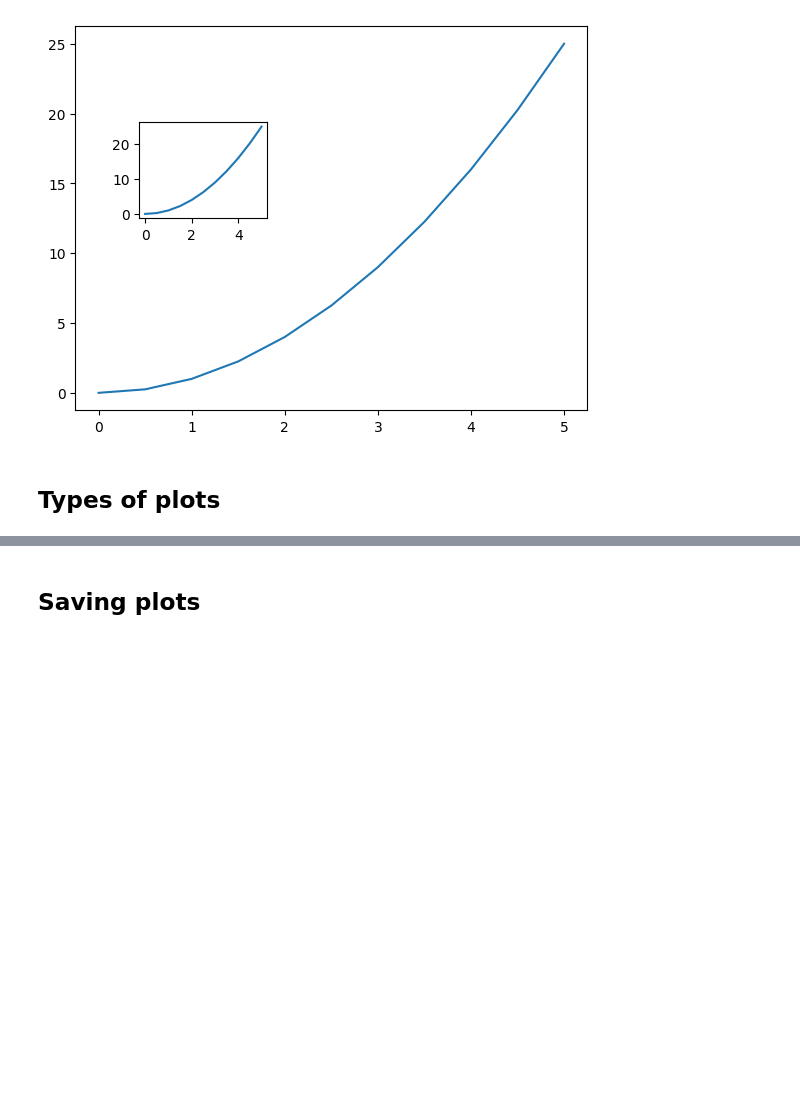
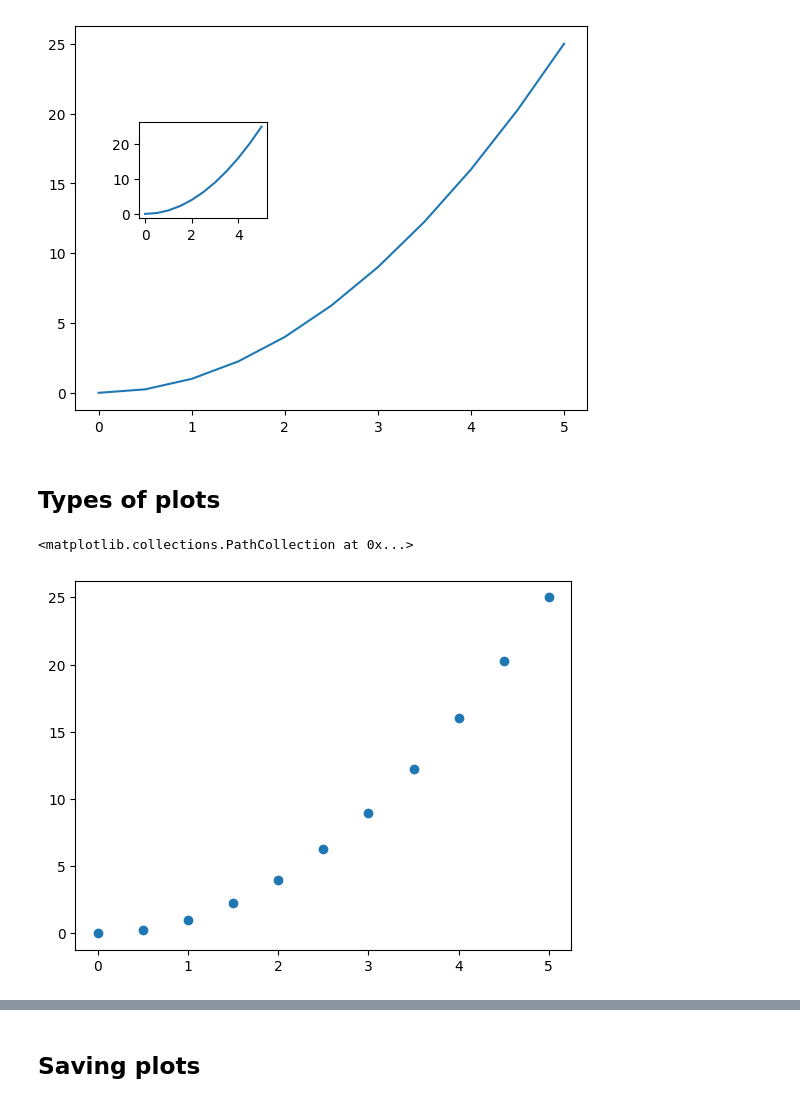
Before and after one commit to shubhamsinha21/symmetrical-dollop, a Jupyter notebook: matplotlib and searborn/Matplotlib.ipynb, the cells around one changed output, grey strips where cells are left out. Drawn from its saved outputs; the diff is of its cells as text; code cells hidden in the pictures; blank space fills up the shorter version.

```diff
--- a/matplotlib and searborn/Matplotlib.ipynb
+++ b/matplotlib and searborn/Matplotlib.ipynb
@@ -64,3 +64,8 @@ axis2.plot(x,y)
 [figure]
 # %% [markdown]
 ## Types of plots
+# %%
+plt.scatter(x,y)
+# %% [output]
+<matplotlib.collections.PathCollection at 0x...>
+[figure, added]
```
Also changed, not shown: parts of 8 cells of this notebook, 2 other files.
